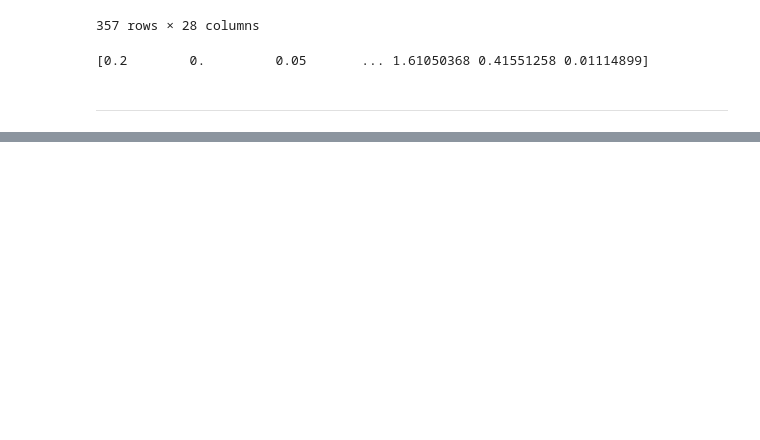
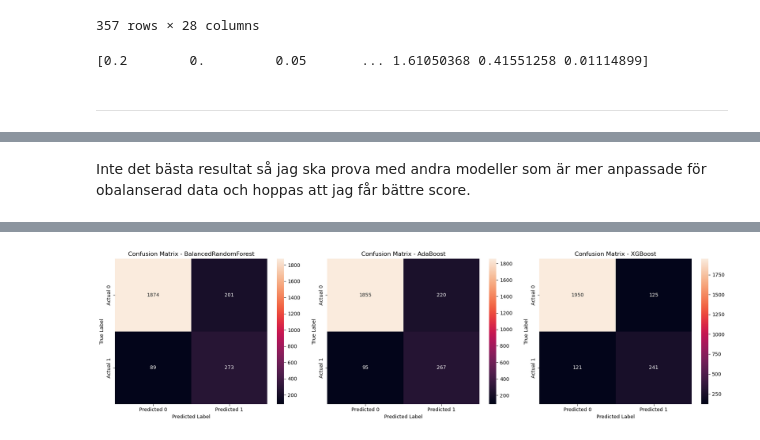
Before and after one commit to Cederlid/machinelearning_exercise, a Jupyter notebook: Laboration/wijdan_cederlid_ml_projekt.ipynb, the cells around one changed output, grey strips where cells are left out. Saved outputs shown, nothing was run; the diff lists cells and outputs as text; code cells hidden in the pictures; blank space fills up the shorter version.

```diff
--- a/Laboration/wijdan_cederlid_ml_projekt.ipynb
+++ b/Laboration/wijdan_cederlid_ml_projekt.ipynb
@@ -346,0 +455,77 @@ X_train, X_val, y_train, y_val = train_test_split(X_train_val, y_train_val, test
+# %% [markdown]
+Inte det bästa resultat så jag ska prova med andra modeller som är mer anpassade för obalanserad data och hoppas att jag får bättre score.
+# %%
+
+models = {
+    "BalancedRandomForest": {
+        "pipeline": Pipeline([
+            ("imputer", KNNImputer(n_neighbors=5)),
+            ("smote", SMOTE(sampling_strategy=0.4, random_state=42)),
+            ("scaler", RobustScaler()),
+            ("model", BalancedRandomForestClassifier(class_weight = {0: 1, 1: 3} , random_state=42))
+        ]),
+        "params": {
+            "model__n_estimators": [300, 350],
+            "model__max_depth": [15, 20, 50],
+            "model__min_samples_split": [2, 5, 10]
+        }
+    },
+    "AdaBoost": {
+        "pipeline": Pipeline([
+            ("imputer", KNNImputer(n_neighbors=5)),
+            ("smote", SMOTE(sampling_strategy=0.4, random_state=42)),
+            ("scaler", RobustScaler()),
+            ("model", AdaBoostClassifier(random_state=42))
+        ]),
+        "params": {
+            "model__n_estimators": [10, 20, 50],
+            "model__learning_rate": [0.3, 0.5, 1.0]
+        }
+    },
+     "XGBoost": {
+        "pipeline": Pipeline([
+            ("imputer", KNNImputer(n_neighbors=5)),
+            ("smote", SMOTE(sampling_strategy=0.4, random_state=42)),
+            ("scaler", RobustScaler()),
+            ("model", XGBClassifier(eval_metric="logloss", random_state=42))
+        ]),
+        "params": {
+            "model__n_estimators": [200, 300, 350],
+            "model__max_depth": [3, 5, 7],
+            "model__learning_rate": [0.05, 0.1, 0.2]
+        }
+    }
+}
+
+for model_name, config in models.items():
+    print(f"\n=== Training {model_name} ===")
+
+    grid = GridSearchCV(
+        config["pipeline"],
+        config["params"],
+        cv=5,
+        scoring="f1",
+        n_jobs=-1,
+        verbose=1
+    )
+
+    grid.fit(X_train, y_train)
+
+    best_models[model_name] = grid.best_estimator_
+
+    print(f"\nBest parameters for {model_name}:")
+    print(grid.best_params_)
+    print("\nEvaluating based on validation data:")
+    evaluate_model(grid.best_estimator_, X_val, y_val)
+
+fig, axes = plt.subplots(1, 3, figsize=(18, 5))
+model_names = ["BalancedRandomForest", "AdaBoost", "XGBoost"]
+
+for ax, model_name in zip(axes, model_names):
+    if model_name in best_models:
+        y_pred = best_models[model_name].predict(X_val)
+        plot_confusion_matrix(y_val, y_pred, model_name, ax)
+
+plt.tight_layout()
+plt.show()
+# %% [output]
@@ -346,0 +549 @@ X_train, X_val, y_train, y_val = train_test_split(X_train_val, y_train_val, test
+[figure, added]
```
Also changed, not shown: parts of 27 cells of this notebook.
